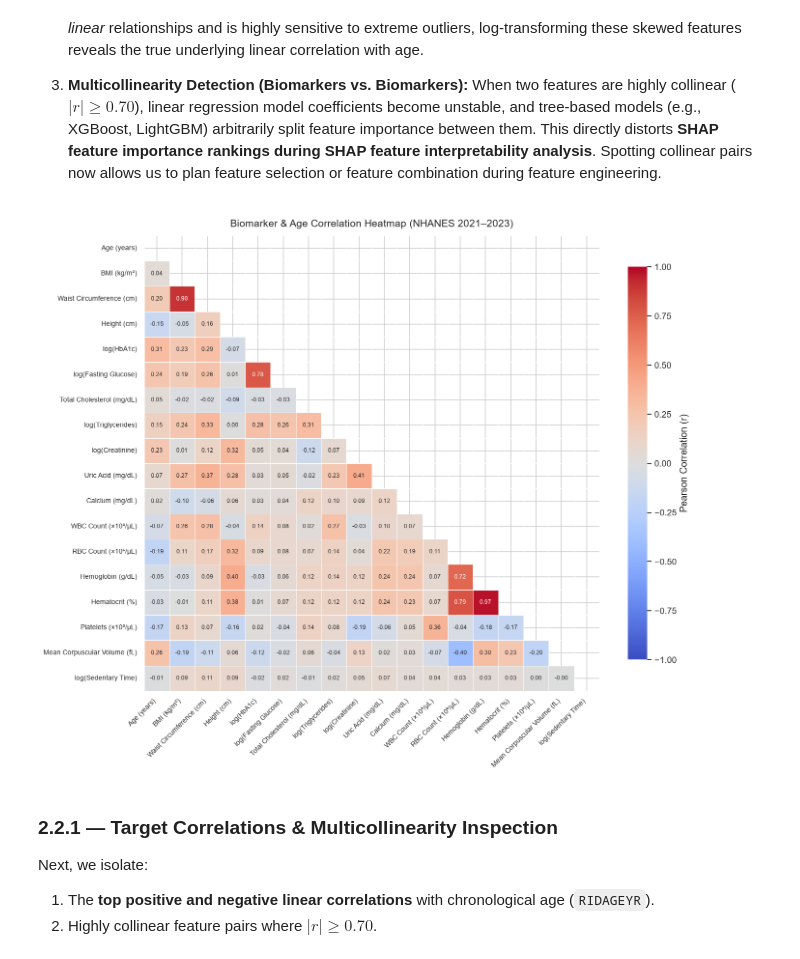
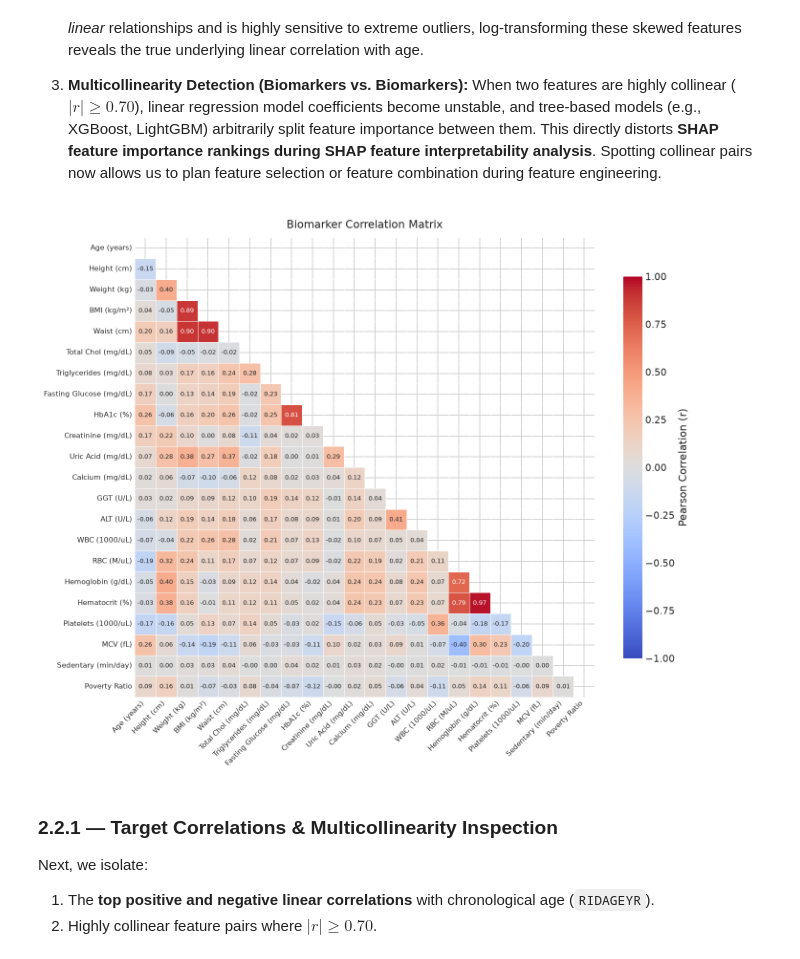
Before and after one commit to benchohrabdou/biological-age-predictor, a Jupyter notebook: notebooks/02_eda.ipynb, the cells around one changed output. Cells and saved outputs as stored; diff of their text form; code cells hidden in the pictures.

```diff
--- a/notebooks/02_eda.ipynb
+++ b/notebooks/02_eda.ipynb
@@ -274,36 +306,44 @@ Correlation analysis is critical prior to feature engineering and modeling for t
 
 3. **Multicollinearity Detection (Biomarkers vs. Biomarkers):** When two features are highly collinear ($|r| \ge 0.70$), linear regression model coefficients become unstable, and tree-based models (e.g., XGBoost, LightGBM) arbitrarily split feature importance between them. This directly distorts **SHAP feature importance rankings during SHAP feature interpretability analysis**. Spotting collinear pairs now allows us to plan feature selection or feature combination during feature engineering.
 # %%
-import sys
-import logging
-import warnings
-from pathlib import Path
-import pandas as pd
-import numpy as np
-import matplotlib.pyplot as plt
-import seaborn as sns
+CORR_COLUMNS = [
+    'RIDAGEYR', 'BMXHT', 'BMXWT', 'BMXBMI', 'BMXWAIST',
+    'LBXTC', 'LBXSTR', 'LBXSGL', 'LBXGH', 'LBXSCR',
+    'LBXSUA', 'LBXSCA', 'LBXSGTSI', 'LBXSATSI', 'LBXWBCSI',
+    'LBXRBCSI', 'LBXHGB', 'LBXHCT', 'LBXPLTSI', 'LBXMCVSI',
+    'PAD680', 'INDFMPIR'
+]
 
-# Suppress non-critical font, library, and matplotlib logger warnings
-warnings.filterwarnings('ignore')
-logging.getLogger('matplotlib').setLevel(logging.ERROR)
-logging.getLogger('matplotlib.font_manager').setLevel(logging.ERROR)
+CORR_LABELS = {
+    'RIDAGEYR': 'Age (years)',
+    'BMXHT':    'Height (cm)',
+    'BMXWT':    'Weight (kg)',
+    'BMXBMI':   'BMI (kg/m²)',
+    'BMXWAIST': 'Waist (cm)',
+    'LBXTC':    'Total Chol (mg/dL)',
+    'LBXSTR':   'Triglycerides (mg/dL)',
+    'LBXSGL':   'Fasting Glucose (mg/dL)',
+    'LBXGH':    'HbA1c (%)',
+    'LBXSCR':   'Creatinine (mg/dL)',
+    'LBXSUA':   'Uric Acid (mg/dL)',
+    'LBXSCA':   'Calcium (mg/dL)',
+    'LBXSGTSI': 'GGT (U/L)',
+    'LBXSATSI': 'ALT (U/L)',
+    'LBXWBCSI': 'WBC (1000/uL)',
+    'LBXRBCSI': 'RBC (M/uL)',
+    'LBXHGB':   'Hemoglobin (g/dL)',
+    'LBXHCT':   'Hematocrit (%)',
+    'LBXPLTSI': 'Platelets (1000/uL)',
+    'LBXMCVSI': 'MCV (fL)',
+    'PAD680':   'Sedentary (min/day)',
+    'INDFMPIR': 'Poverty Ratio'
+}
 
-# Robustly resolve project root and add 'src' to sys.path
-current_dir = Path.cwd()
-project_root = current_dir if (current_dir / 'src').exists() else current_dir.parent
-src_dir = project_root / 'src'
-if str(src_dir) not in sys.path:
-    sys.path.insert(0, str(src_dir))
-
-from eda_utils import plot_biomarker_distributions, biomarker_summary_table, plot_correlation_heatmap, find_multicollinear_pairs, plot_subgroup_comparisons
-
-# Professional plotting aesthetics (cross-platform fonts)
-plt.style.use('seaborn-v0_8-whitegrid')
-plt.rcParams['font.family'] = 'sans-serif'
-plt.rcParams['font.sans-serif'] = ['DejaVu Sans', 'Arial', 'Helvetica', 'sans-serif']
-plt.rcParams['figure.dpi'] = 120
+corr_matrix = plot_correlation_heatmap(
+    df, CORR_COLUMNS, labels=CORR_LABELS, title='Biomarker Correlation Matrix'
+)
 # %% [output]
-[figure, old version]
+[figure, new version]
 # %% [markdown]
 ### 2.2.1 — Target Correlations & Multicollinearity Inspection
 
```
Also changed, not shown: parts of 9 cells of this notebook, 2 other files.
